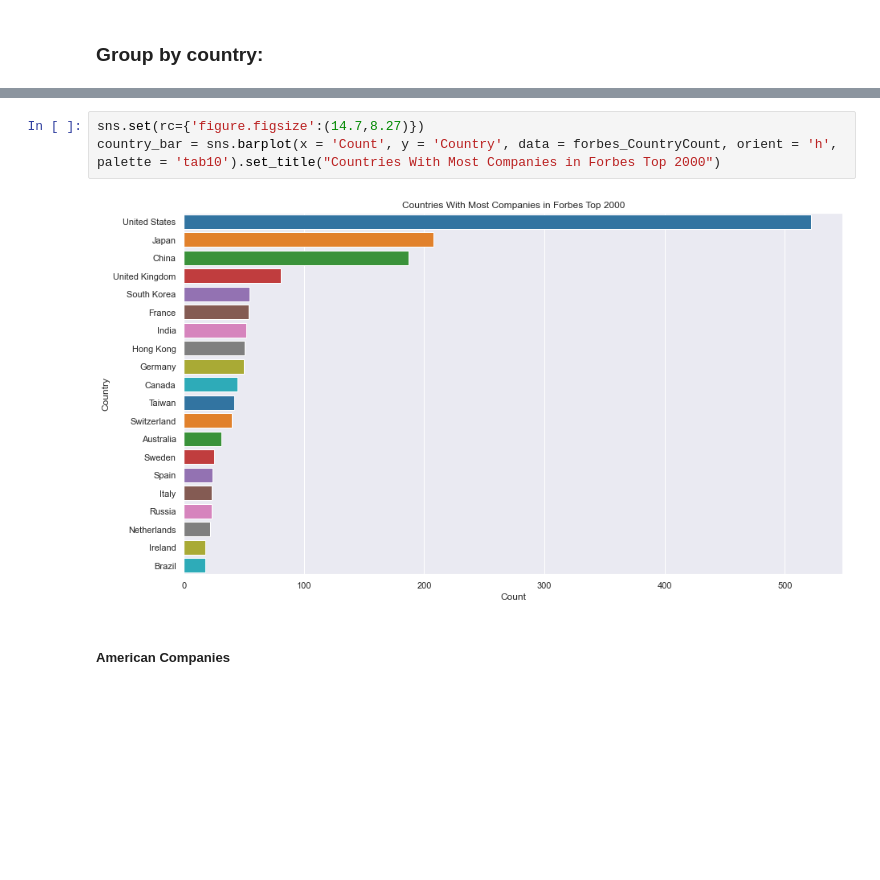
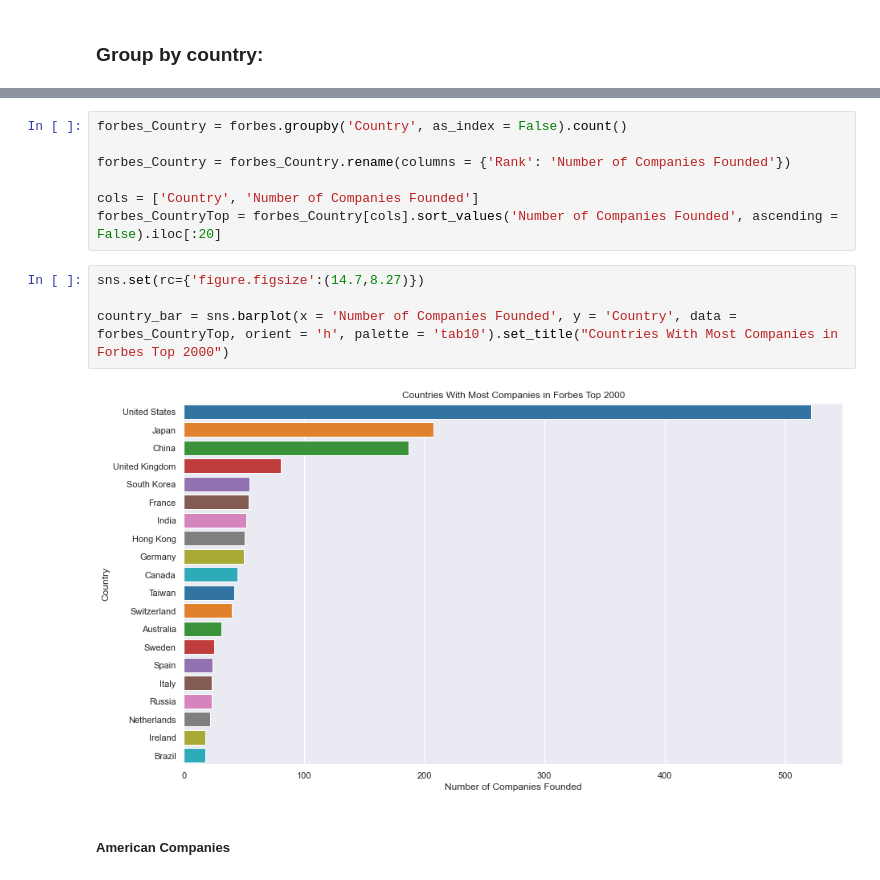
Before and after one commit to valfera/Forbes2000, a Jupyter notebook: Forbes2000Analysis.ipynb, the cells around one changed output, grey strips where cells are left out. Cells and saved outputs as stored; diff of their text form; blank space fills up the shorter version.

```diff
--- a/Forbes2000Analysis.ipynb
+++ b/Forbes2000Analysis.ipynb
@@ -311,8 +254,16 @@ forbes_CountryCount
+# %%
+forbes_Country = forbes.groupby('Country', as_index = False).count()
+
+forbes_Country = forbes_Country.rename(columns = {'Rank': 'Number of Companies Founded'})
+
+cols = ['Country', 'Number of Companies Founded']
+forbes_CountryTop = forbes_Country[cols].sort_values('Number of Companies Founded', ascending = False).iloc[:20]
 # %%
 sns.set(rc={'figure.figsize':(14.7,8.27)})
-country_bar = sns.barplot(x = 'Count', y = 'Country', data = forbes_CountryCount, orient = 'h', palette = 'tab10').set_title("Countries With Most Companies in Forbes Top 2000")
+
+country_bar = sns.barplot(x = 'Number of Companies Founded', y = 'Country', data = forbes_CountryTop, orient = 'h', palette = 'tab10').set_title("Countries With Most Companies in Forbes Top 2000")
 # %% [output]
-[figure, old version]
+[figure, new version]
 # %% [markdown]
 ##### American Companies
 # %%
```
Also changed, not shown: parts of 75 cells of this notebook.
